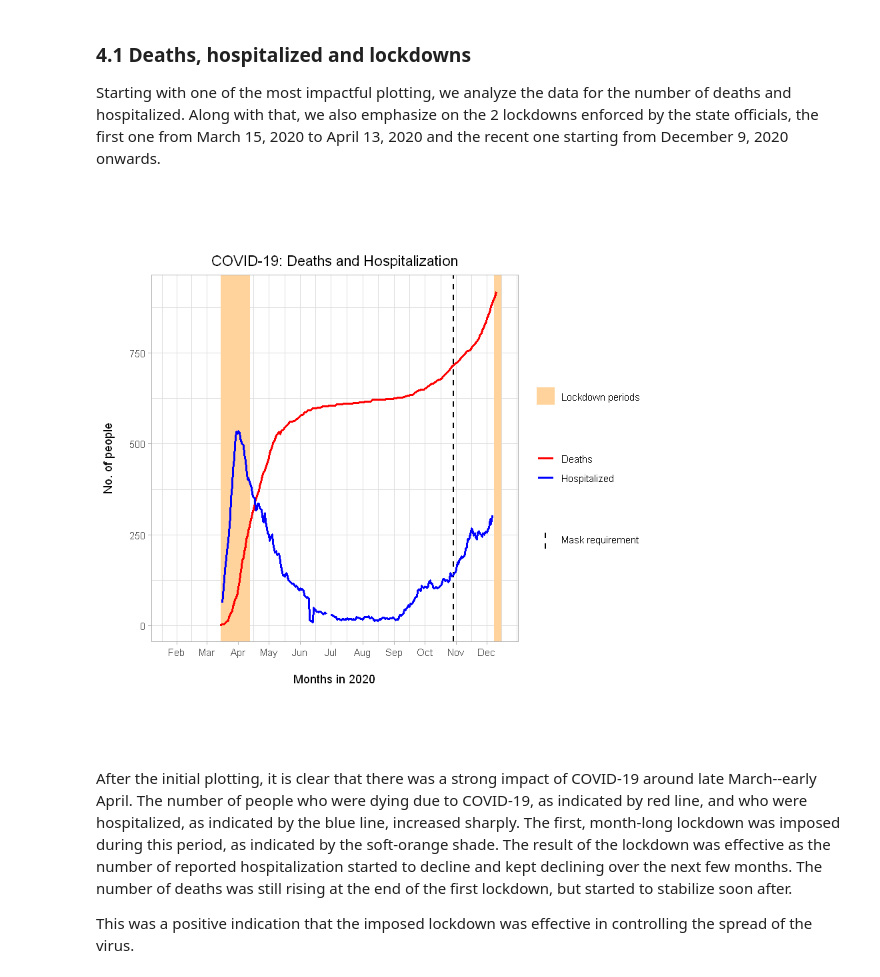
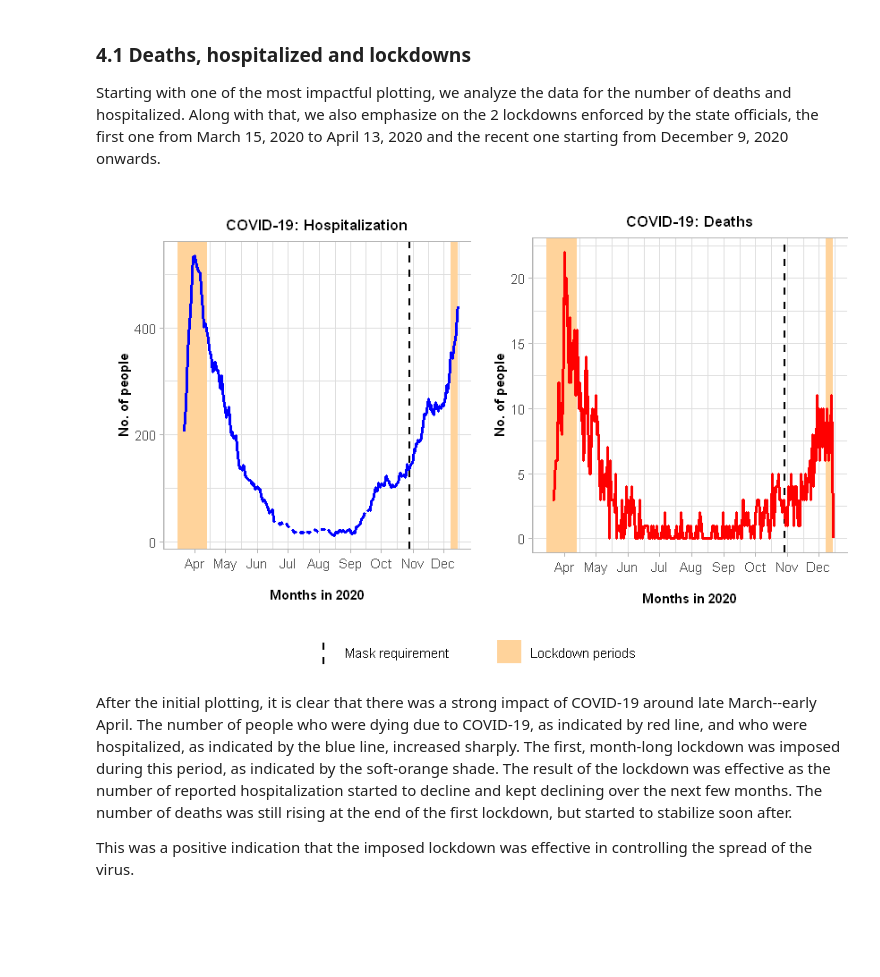
Before and after one commit to shrestaz/covid, a Jupyter notebook: EDA-COVID.ipynb, the cells around one changed output. Drawn from its saved outputs; the diff is of its cells as text; code cells hidden in the pictures; blank space fills up the shorter version.

```diff
--- a/EDA-COVID.ipynb
+++ b/EDA-COVID.ipynb
@@ -112 +119,3 @@ Now that the target data is loaded and ready to be used, we inspect and conclude
+# %%
+denmark_covid_data <- read.csv("covid-data-modified.csv", encoding="UTF-8")
 # %%
@@ -148,7 +156,0 @@ str(denmark_covid_data)
-# %%
-denmark_covid_data$iso_code <- as.character(denmark_covid_data$iso_code)
-denmark_covid_data$continent <- as.character(denmark_covid_data$continent)
-denmark_covid_data$location <- as.character(denmark_covid_data$location)
-denmark_covid_data$date <- ymd(denmark_covid_data$date)
-denmark_covid_data$tests_units <- as.character(denmark_covid_data$tests_units)
-denmark_covid_data$total_deaths <- as.integer(denmark_covid_data$total_deaths)
@@ -220,46 +225,87 @@ single_plot_theme_config
 
 Starting with one of the most impactful plotting, we analyze the data for the number of deaths and hospitalized. Along with that, we also emphasize on the 2 lockdowns enforced by the state officials, the first one from March 15, 2020 to April 13, 2020 and the recent one starting from December 9, 2020 onwards.
 # %%
+options(repr.plot.width=7, repr.plot.height=4.5)
 
-ggplot(denmark_covid_data, aes(x = date)) +                                # Specify the data frame and x-axis for the plot
+hospitalized_plot <- ggplot(denmark_covid_data, aes(x = date)) +                                # Specify the data frame and x-axis for the plot
 geom_rect(aes(                                                             # Rectangular shade for emphasizing on lockdown #1
     xmin = as.Date("2020-03-15"),
     xmax = as.Date("2020-04-13"),
     ymin = -Inf, ymax = Inf, fill = "Lockdown period")) +
 geom_rect(aes(                                                             # Rectangular shade for emphasizing on lockdown #2
     xmin = as.Date("2020-12-08"),
     xmax = as.Date("2020-12-15"),
     ymin = -Inf, ymax = Inf, fill = "Lockdown period")) +
 
 geom_vline(aes(                                                            # Vertical dashed line
     xintercept = as.Date("2020-10-29"),
     linetype = "Break"),
            color = "black",
            lwd = 0.7
           ) +
 
-geom_line(aes(y = total_deaths, color = "red"), lwd = 1) +                 # Line plot for deaths
-geom_line(aes(y = hosp_patients, color = "blue"), lwd = 1) +               # line plot for hospitalized
+geom_line(aes(y = daily_hospitalized, color = "blue"), lwd = 1) +               # line plot for hospitalized
 
 scale_x_date(breaks = date_breaks("1 months"), date_labels = "%b") +       # Improving the x-axis to show all months
 
 xlab("\nMonths in 2020") +                                                 # Label for x-axis
-scale_y_continuous("No. of people\n") +                                    # Label for y-axis
+scale_y_continuous("No. of people") +                                    # Label for y-axis
 
-ggtitle("COVID-19: Deaths and Hospitalization") +                          # Title for the plot
+ggtitle("COVID-19: Hospitalization") +                          # Title for the plot
 scale_fill_manual(name = "",                                               # Legend for the rectangular shade
                   values="burlywood1",
                   labels=c("Lockdown periods")) +
 scale_color_identity(name = "",                                            # Legend for the line plots
-                     breaks = c("red", "blue"),
-                     labels = c("Deaths", "Hospitalized"),
-                     guide = "legend") +
+                     breaks = c("blue", "red"),
+                     labels = c("Hospitalized", "Deaths"),
+                     ) +
 scale_linetype_manual(name = "",                                           # Legend for the vertical dotted line
                       values = c("Break" = "dashed"),
                       labels = c("Mask requirement")) +
-single_plot_theme_config
+multiple_grid_plot_theme_config
+# theme(legend.position = c(1, 1), legend.justification = c(1, 1))
+
+deaths_plot <- ggplot(denmark_covid_data, aes(x = date)) +                                # Specify the data frame and x-axis for the plot
+geom_rect(aes(                                                             # Rectangular shade for emphasizing on lockdown #1
+    xmin = as.Date("2020-03-15"),
+    xmax = as.Date("2020-04-13"),
+    ymin = -Inf, ymax = Inf, fill = "Lockdown period")) +
+geom_rect(aes(                                                             # Rectangular shade for emphasizing on lockdown #2
+    xmin = as.Date("2020-12-08"),
+    xmax = as.Date("2020-12-15"),
+    ymin = -Inf, ymax = Inf, fill = "Lockdown period")) +
+
+geom_vline(aes(                                                            # Vertical dashed line
+    xintercept = as.Date("2020-10-29"),
+    linetype = "Break"),
+           color = "black",
+           lwd = 0.7
+          ) +
+
+geom_line(aes(y = daily_deaths, color = "red"), lwd = 1) +                 # Line plot for deaths
+# geom_line(aes(y = daily_hospitalized, color = "blue"), lwd = 1) +               # line plot for hospitalized
+
+scale_x_date(breaks = date_breaks("1 months"), date_labels = "%b") +       # Improving the x-axis to show all months
+
+xlab("\nMonths in 2020") +                                                 # Label for x-axis
+scale_y_continuous("No. of people") +                                    # Label for y-axis
+
+ggtitle("COVID-19: Deaths") +                          # Title for the plot
+scale_fill_manual(name = "",                                               # Legend for the rectangular shade
+                  values="burlywood1",
+                  labels=c("Lockdown periods")) +
+scale_color_identity(name = "",                                            # Legend for the line plots
+                     breaks = c("red"),
+                     labels = c("Deaths")
+                     ) +
+scale_linetype_manual(name = "",                                           # Legend for the vertical dotted line
+                      values = c("Break" = "dashed"),
+                      labels = c("Mask requirement")) +
+multiple_grid_plot_theme_config
+
+ggarrange(hospitalized_plot, deaths_plot, ncol=2, common.legend = TRUE, legend="bottom")
 # %% [output]
-[figure, old version]
+[figure, new version]
 # %% [markdown]
 After the initial plotting, it is clear that there was a strong impact of COVID-19 around late March--early April. The number of people who were dying due to COVID-19, as indicated by red line, and who were hospitalized, as indicated by the blue line, increased sharply. The first, month-long lockdown was imposed during this period, as indicated by the soft-orange shade. The result of the lockdown was effective as the number of reported hospitalization started to decline and kept declining over the next few months. The number of deaths was still rising at the end of the first lockdown, but started to stabilize soon after.
 
```
Also changed, not shown: parts of 23 cells of this notebook, 4 other files.
